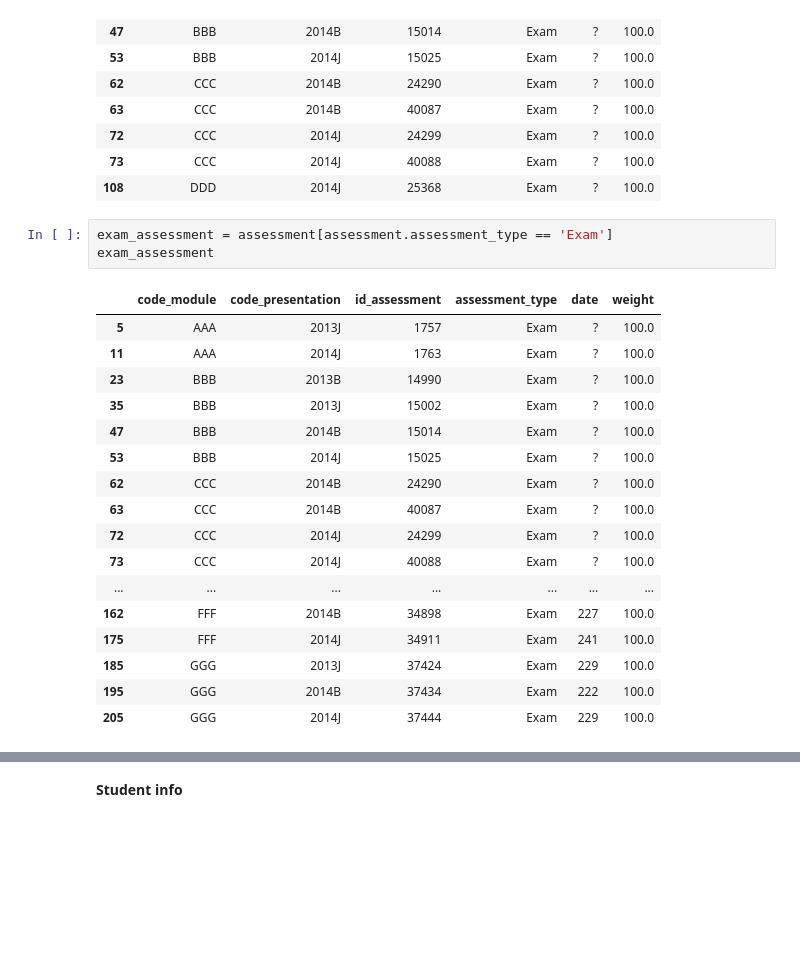
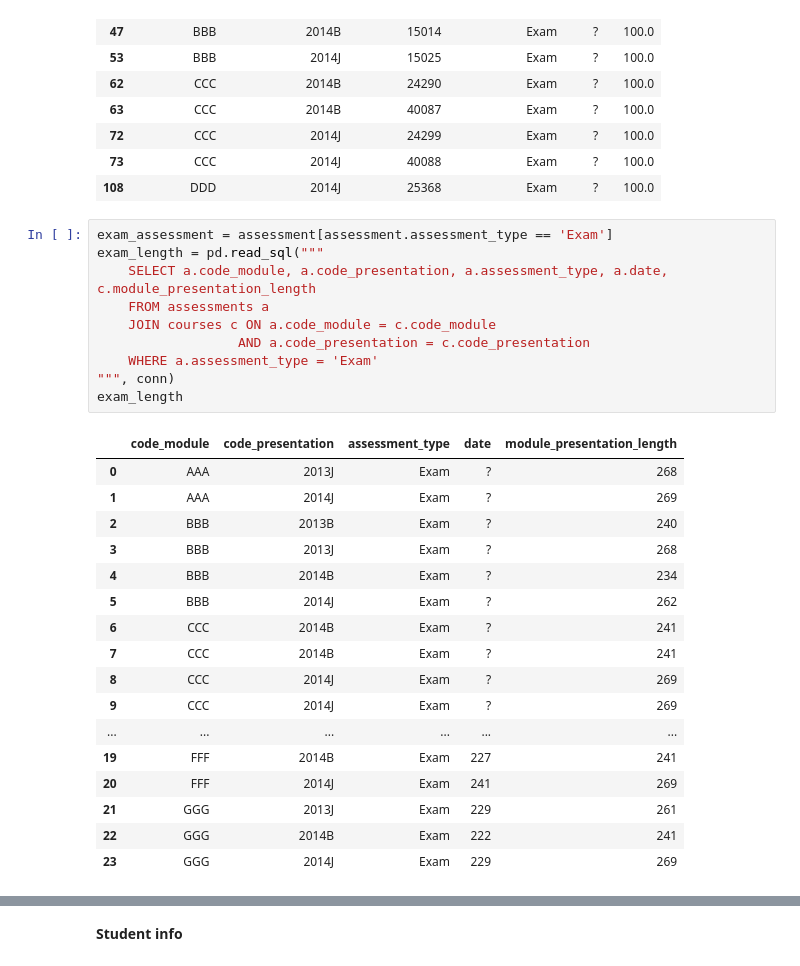
Before and after one commit to thiennguyen37-qn/early-academic-risk-warning, a Jupyter notebook: demo.ipynb, the cells around one changed output, grey strips where cells are left out. Drawn from its saved outputs; the diff is of its cells as text; blank space fills up the shorter version.

```diff
--- a/demo.ipynb
+++ b/demo.ipynb
@@ -159,22 +184,29 @@ assessment[assessment.date == '?']
 | 108 | DDD | 2014J | 25368 | Exam | ? | 100.0 |
 # %%
 exam_assessment = assessment[assessment.assessment_type == 'Exam']
-exam_assessment
+exam_length = pd.read_sql("""
+    SELECT a.code_module, a.code_presentation, a.assessment_type, a.date, c.module_presentation_length
+    FROM assessments a
+    JOIN courses c ON a.code_module = c.code_module
+                  AND a.code_presentation = c.code_presentation
+    WHERE a.assessment_type = 'Exam'
+""", conn)
+exam_length
 # %% [output]
-|  | code_module | code_presentation | id_assessment | assessment_type | date | weight |
-| 5 | AAA | 2013J | 1757 | Exam | ? | 100.0 |
-| 11 | AAA | 2014J | 1763 | Exam | ? | 100.0 |
-| 23 | BBB | 2013B | 14990 | Exam | ? | 100.0 |
-| 35 | BBB | 2013J | 15002 | Exam | ? | 100.0 |
-| 47 | BBB | 2014B | 15014 | Exam | ? | 100.0 |
-| 53 | BBB | 2014J | 15025 | Exam | ? | 100.0 |
-| 62 | CCC | 2014B | 24290 | Exam | ? | 100.0 |
-| 63 | CCC | 2014B | 40087 | Exam | ? | 100.0 |
-| 72 | CCC | 2014J | 24299 | Exam | ? | 100.0 |
-| 73 | CCC | 2014J | 40088 | Exam | ? | 100.0 |
-| ... | ... | ... | ... | ... | ... | ... |
-| 162 | FFF | 2014B | 34898 | Exam | 227 | 100.0 |
-| 175 | FFF | 2014J | 34911 | Exam | 241 | 100.0 |
-| 185 | GGG | 2013J | 37424 | Exam | 229 | 100.0 |
-| 195 | GGG | 2014B | 37434 | Exam | 222 | 100.0 |
-| 205 | GGG | 2014J | 37444 | Exam | 229 | 100.0 |
+|  | code_module | code_presentation | assessment_type | date | module_presentation_length |
+| 0 | AAA | 2013J | Exam | ? | 268 |
+| 1 | AAA | 2014J | Exam | ? | 269 |
+| 2 | BBB | 2013B | Exam | ? | 240 |
+| 3 | BBB | 2013J | Exam | ? | 268 |
+| 4 | BBB | 2014B | Exam | ? | 234 |
+| 5 | BBB | 2014J | Exam | ? | 262 |
+| 6 | CCC | 2014B | Exam | ? | 241 |
+| 7 | CCC | 2014B | Exam | ? | 241 |
+| 8 | CCC | 2014J | Exam | ? | 269 |
+| 9 | CCC | 2014J | Exam | ? | 269 |
+| ... | ... | ... | ... | ... | ... |
+| 19 | FFF | 2014B | Exam | 227 | 241 |
+| 20 | FFF | 2014J | Exam | 241 | 269 |
+| 21 | GGG | 2013J | Exam | 229 | 261 |
+| 22 | GGG | 2014B | Exam | 222 | 241 |
+| 23 | GGG | 2014J | Exam | 229 | 269 |
```
Also changed, not shown: parts of 18 cells of this notebook.
